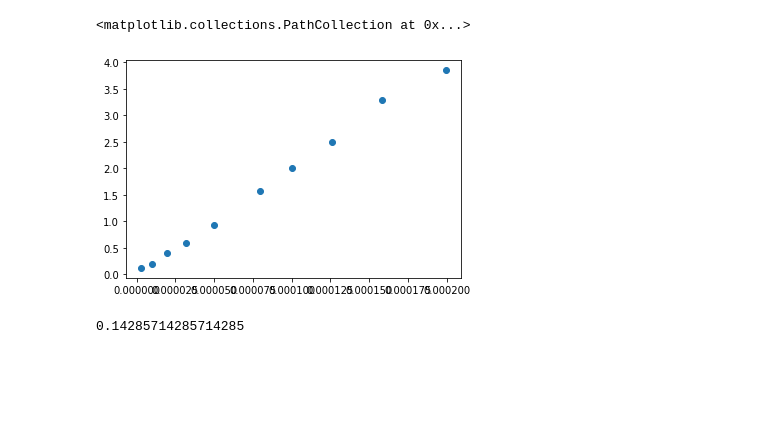
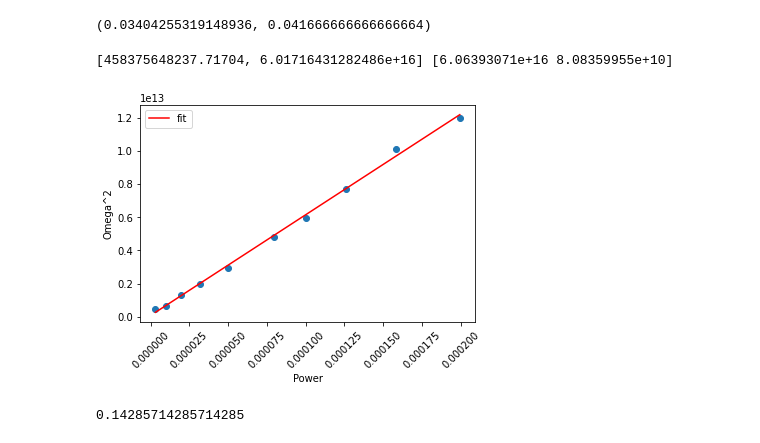
Before and after one commit to SabirovT/S21, a Jupyter notebook: main.ipynb, the cells around one changed output. Cells and saved outputs as stored; diff of their text form; code cells hidden in the pictures; blank space fills up the shorter version.

```diff
--- a/main.ipynb
+++ b/main.ipynb
@@ -89,6 +89,9 @@ class Initial_Guess(object):
 #         plt.scatter(x[idx_l], y[idx_l])
 #         plt.scatter(x[idx_r], y[idx_r])
         return hwhm
+
+    def get_parameters(self):
+        return self.a, self.alpha, self.tau, self.phi, self.gamma1, self.gamma2,  self.freq_r, self.omega
 # %%
 class S21_transmission(object):
 
@@ -375,9 +383,9 @@ path = 'D:/LAQS/One Qubit Fit/2023.02.02/STS_FROM_POWER, 30.11.20_raw_data.pkl'
 #path = 'data/VIII_power_two_tone_ro_line_curr0_0001,_vnapower_65dbm_raw_data.pkl'
 power, data, freq = unpack(file_path=path, is_number=False)
 
-# power, data, freq = unpack(file_path='D:/LAQS/One Qubit Fit/2023.02.02/Al_III_Daria_last_try_5_8_6_3_resonators_on_power.pkl', is_number=True, freq_var=4)
-baseline = make_baseline(eps_baseline=0.02)
+power, data, freq = unpack(file_path='D:/LAQS/One Qubit Fit/2023.02.02/Al_III_Daria_last_try_5_8_6_3_resonators_on_power.pkl', is_number=True, freq_var=4)
+baseline = make_baseline(eps_baseline=0.12)
 d = S21_transmission(power, data, freq)
-#d = S21_transmission(*generate(eps=0.0002, baseline=baseline, is_plot=True))
+# d = S21_transmission(*generate(eps=0.0002, baseline=baseline, is_plot=True))
 n = len(d.power)
 # %% [output]
@@ -408,7 +429,0 @@ plt.show()
-# %%
-# for cut in range(11, n-2):
-for cut in range(1, n):
-    #plt.plot(d.freq, d.arg[cut])
-    popt, pcov = d.fit_canonical_arg(cut=cut, is_plot=True)
-    print(popt)
-    plt.show()
@@ -482,6 +470,6 @@ d.fit_canonical_real()
 # %%
 # for cut in range(11, n-2):
 for cut in range(1, n):
-    d.fit_canonical_real(cut=cut)
-plt.show()
+    d.fit_canonical_real(cut=cut, is_plot=True)
+    plt.show()
 # %% [output]
@@ -511,9 +494,25 @@ plt.scatter(d.power[1:], d.ig.gamma1[1:])
+# %%
+8/235, 500/12000
+# %% [output]
+(0.03404255319148936, 0.041666666666666664)
 # %%
-# plt.scatter(10.**(0.1*d.power[11:-2]), d.ig.omega[11:-2])
-plt.scatter(10.**(0.1*d.power[1:]), d.ig.omega[1:])
+# plt.scatter(10.**(0.1*d.power[11:-2]), d.ig.omega[11:-2])4
+def linear(x, a, b): return a*x + b
+plt.xlabel('Power')
+plt.ylabel('Omega^2')
+x, y = 10.**(0.1*d.power[1:]), d.ig.omega[1:]
+# x, y = 10.**(0.1*d.power[11:-2]), d.ig.omega[11:-2]*d.ig.gamma1[11:-2]*d.ig.gamma2[11:-2]
+# x, y = (d.power[11:-2]), d.ig.omega[11:-2]*d.ig.gamma1[11:-2]*d.ig.gamma2[11:-2]
+plt.scatter(x, y)
+popt, pcov = curve_fit(linear, x, y, p0=[y[0], y[-1]/x[-1]])
+print([y[0], y[-1]/x[-1]], popt)
+plt.plot(x, linear(x, *popt), label='fit', c='r')
+plt.legend()
+plt.xticks(rotation=45)
+plt.show()
 # %% [output]
-<matplotlib.collections.PathCollection at 0x...>
+[458375648237.71704, 6.01716431282486e+16] [6.06393071e+16 8.08359955e+10]
-[figure, old version]
+[figure, new version]
 # %%
 250/1750
 # %% [output]
```
Also changed, not shown: parts of 20 cells of this notebook.
